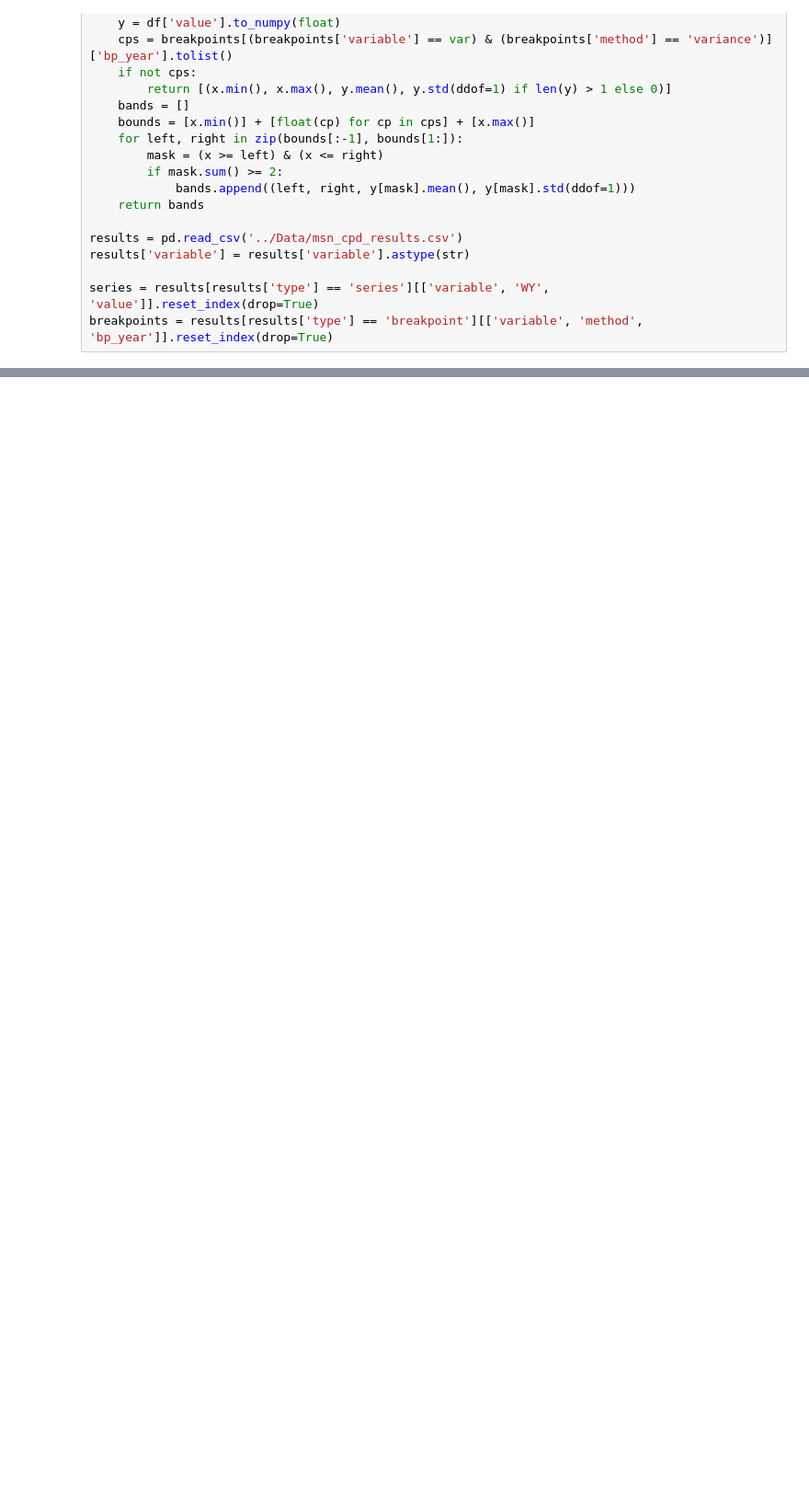
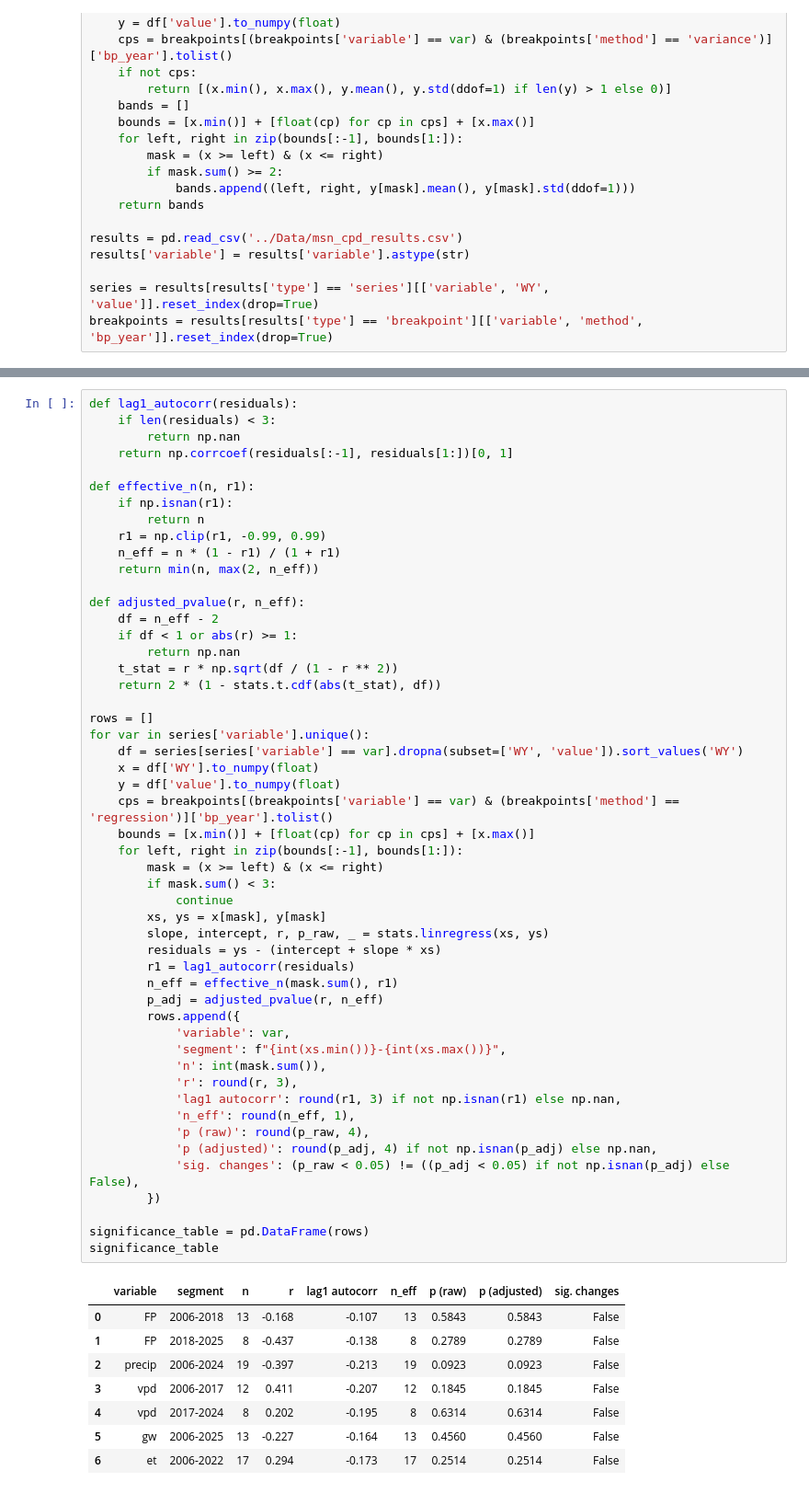
Before and after one commit to lapidesd/TNC_cameras, a Jupyter notebook: Code/CPDFigures.ipynb, the cells around one changed output, grey strips where cells are left out. Shown at 92% size. Drawn from its saved outputs; the diff is of its cells as text; blank space fills up the shorter version.

Commit message:
Adjust p-values for independence

```diff
--- a/Code/CPDFigures.ipynb
+++ b/Code/CPDFigures.ipynb
@@ -129,0 +132,60 @@ fig.set_constrained_layout_pads(w_pad=0.12, h_pad=0.16, wspace=0.04, hspace=0.16
+# %%
+def lag1_autocorr(residuals):
+    if len(residuals) < 3:
+        return np.nan
+    return np.corrcoef(residuals[:-1], residuals[1:])[0, 1]
+
+def effective_n(n, r1):
+    if np.isnan(r1):
+        return n
+    r1 = np.clip(r1, -0.99, 0.99)
+    n_eff = n * (1 - r1) / (1 + r1)
+    return min(n, max(2, n_eff))
+
+def adjusted_pvalue(r, n_eff):
+    df = n_eff - 2
+    if df < 1 or abs(r) >= 1:
+        return np.nan
+    t_stat = r * np.sqrt(df / (1 - r ** 2))
+    return 2 * (1 - stats.t.cdf(abs(t_stat), df))
+
+rows = []
+for var in series['variable'].unique():
+    df = series[series['variable'] == var].dropna(subset=['WY', 'value']).sort_values('WY')
+    x = df['WY'].to_numpy(float)
+    y = df['value'].to_numpy(float)
+    cps = breakpoints[(breakpoints['variable'] == var) & (breakpoints['method'] == 'regression')]['bp_year'].tolist()
+    bounds = [x.min()] + [float(cp) for cp in cps] + [x.max()]
+    for left, right in zip(bounds[:-1], bounds[1:]):
+        mask = (x >= left) & (x <= right)
+        if mask.sum() < 3:
+            continue
+        xs, ys = x[mask], y[mask]
+        slope, intercept, r, p_raw, _ = stats.linregress(xs, ys)
+        residuals = ys - (intercept + slope * xs)
+        r1 = lag1_autocorr(residuals)
+        n_eff = effective_n(mask.sum(), r1)
+        p_adj = adjusted_pvalue(r, n_eff)
+        rows.append({
+            'variable': var,
+            'segment': f"{int(xs.min())}-{int(xs.max())}",
+            'n': int(mask.sum()),
+            'r': round(r, 3),
+            'lag1 autocorr': round(r1, 3) if not np.isnan(r1) else np.nan,
+            'n_eff': round(n_eff, 1),
+            'p (raw)': round(p_raw, 4),
+            'p (adjusted)': round(p_adj, 4) if not np.isnan(p_adj) else np.nan,
+            'sig. changes': (p_raw < 0.05) != ((p_adj < 0.05) if not np.isnan(p_adj) else False),
+        })
+
+significance_table = pd.DataFrame(rows)
+significance_table
+# %% [output]
+|  | variable | segment | n | r | lag1 autocorr | n_eff | p (raw) | p (adjusted) | sig. changes |
+| 0 | FP | 2006-2018 | 13 | -0.168 | -0.107 | 13 | 0.5843 | 0.5843 | False |
+| 1 | FP | 2018-2025 | 8 | -0.437 | -0.138 | 8 | 0.2789 | 0.2789 | False |
+| 2 | precip | 2006-2024 | 19 | -0.397 | -0.213 | 19 | 0.0923 | 0.0923 | False |
+| 3 | vpd | 2006-2017 | 12 | 0.411 | -0.207 | 12 | 0.1845 | 0.1845 | False |
+| 4 | vpd | 2017-2024 | 8 | 0.202 | -0.195 | 8 | 0.6314 | 0.6314 | False |
+| 5 | gw | 2006-2025 | 13 | -0.227 | -0.164 | 13 | 0.4560 | 0.4560 | False |
+| 6 | et | 2006-2022 | 17 | 0.294 | -0.173 | 17 | 0.2514 | 0.2514 | False |
```
Also changed, not shown: parts of 1 cell of this notebook, 4 other files.
